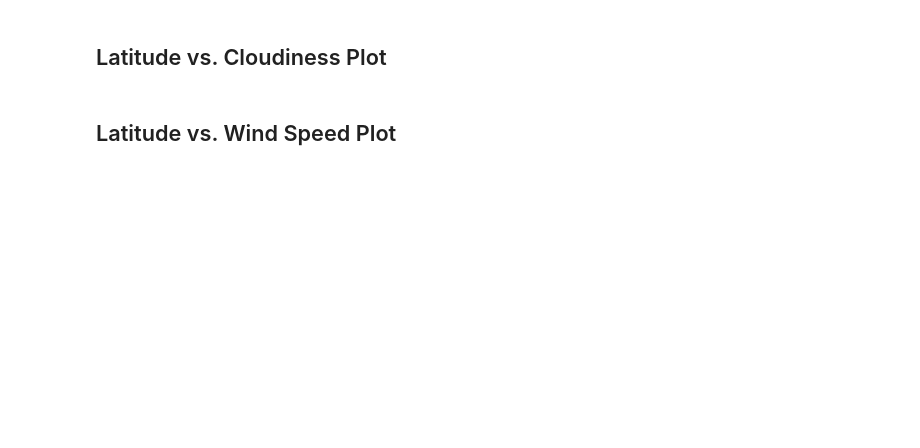
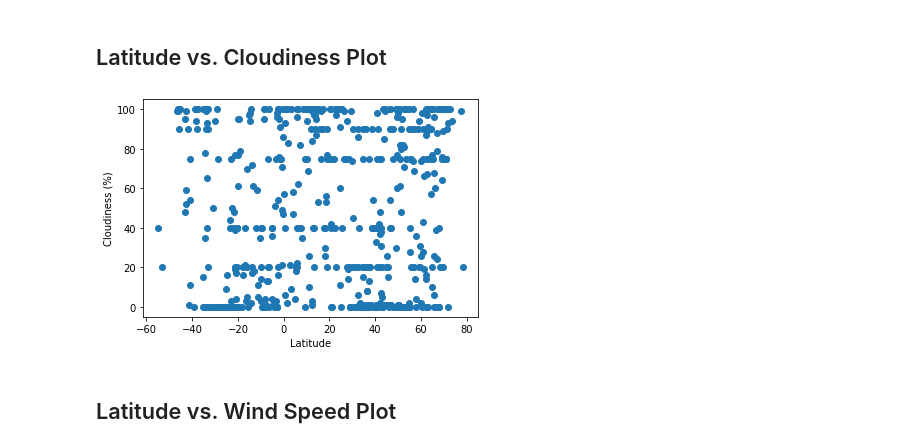
Before and after one commit to jamisonunruh24/python-api-challenge, a Jupyter notebook: WeatherPy.ipynb, the cells around one changed output. Cells and saved outputs as stored; diff of their text form; code cells hidden in the pictures; blank space fills up the shorter version.

```diff
--- a/WeatherPy.ipynb
+++ b/WeatherPy.ipynb
@@ -187,4 +205,13 @@ weather_df
 # %% [markdown]
 ## Latitude vs. Cloudiness Plot
+# %%
+x_values = weather_df['Lat']
+y_values = weather_df['Clouds']
+plt.scatter(x_values,y_values)
+plt.xlabel('Latitude')
+plt.ylabel('Cloudiness (%)')
+plt.show()
+# %% [output]
+[figure, added]
 # %% [markdown]
 ## Latitude vs. Wind Speed Plot
```
Also changed, not shown: parts of 12 cells of this notebook.
